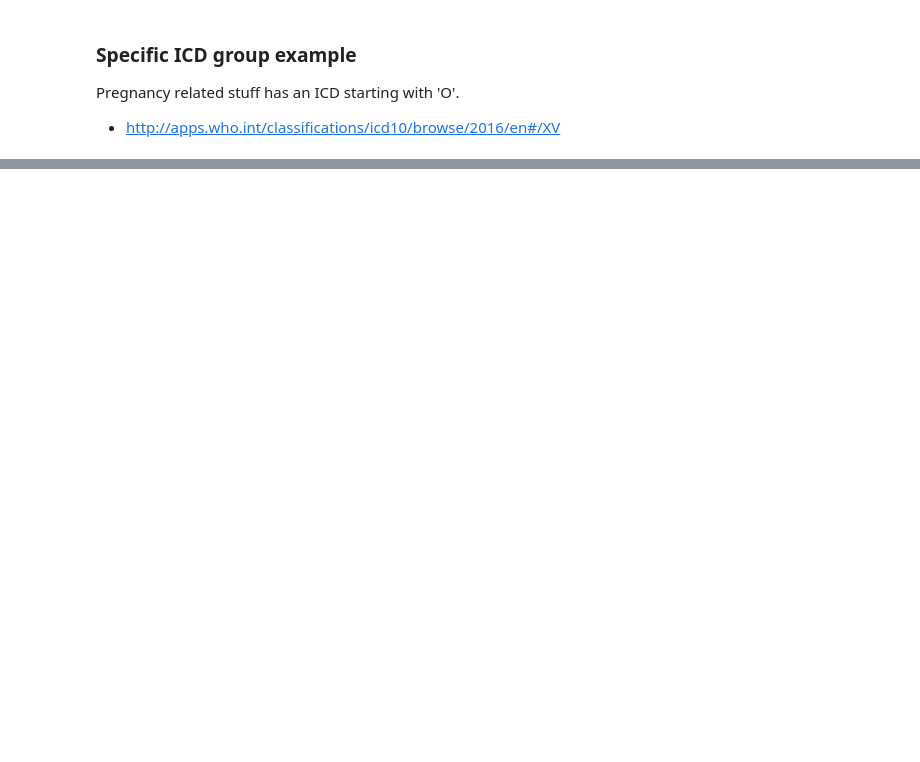
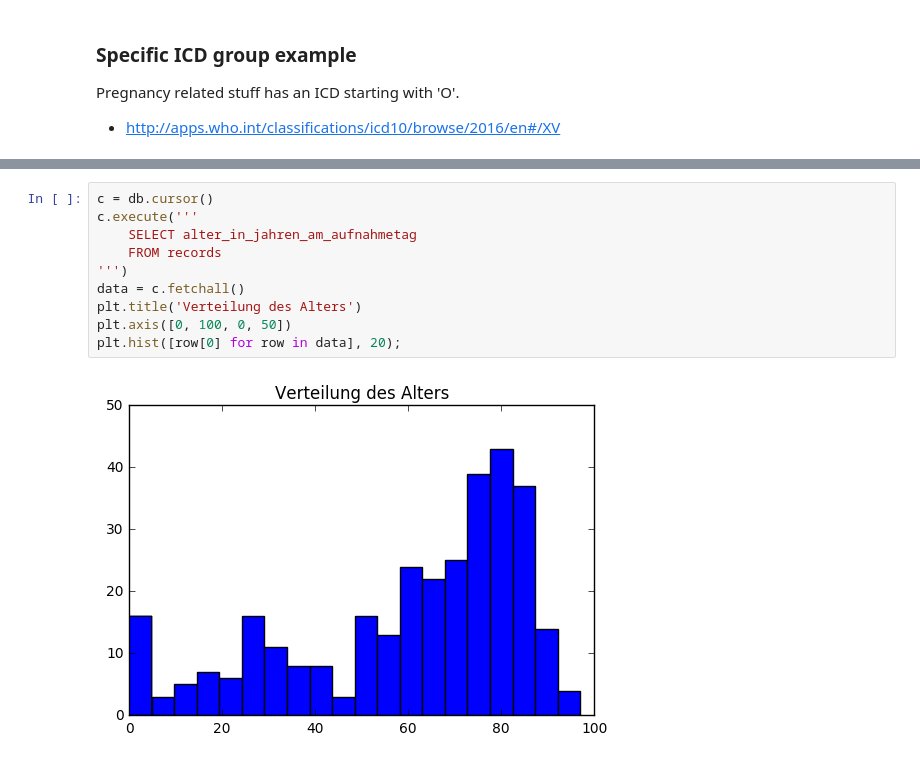
Before and after one commit to IngaIbs/mia, a Jupyter notebook: sql_examples.ipynb, the cells around one changed output, grey strips where cells are left out. Drawn from its saved outputs; the diff is of its cells as text; blank space fills up the shorter version.

```diff
--- a/sql_examples.ipynb
+++ b/sql_examples.ipynb
@@ -47,0 +52,12 @@ plt.hist([row[0] for row in data], 20);
+# %%
+c = db.cursor()
+c.execute('''
+    SELECT alter_in_jahren_am_aufnahmetag
+    FROM records
+''')
+data = c.fetchall()
+plt.title('Verteilung des Alters')
+plt.axis([0, 100, 0, 50])
+plt.hist([row[0] for row in data], 20);
+# %% [output]
+[figure, added]
```
Also changed, not shown: parts of 6 cells of this notebook, 1 other file.
